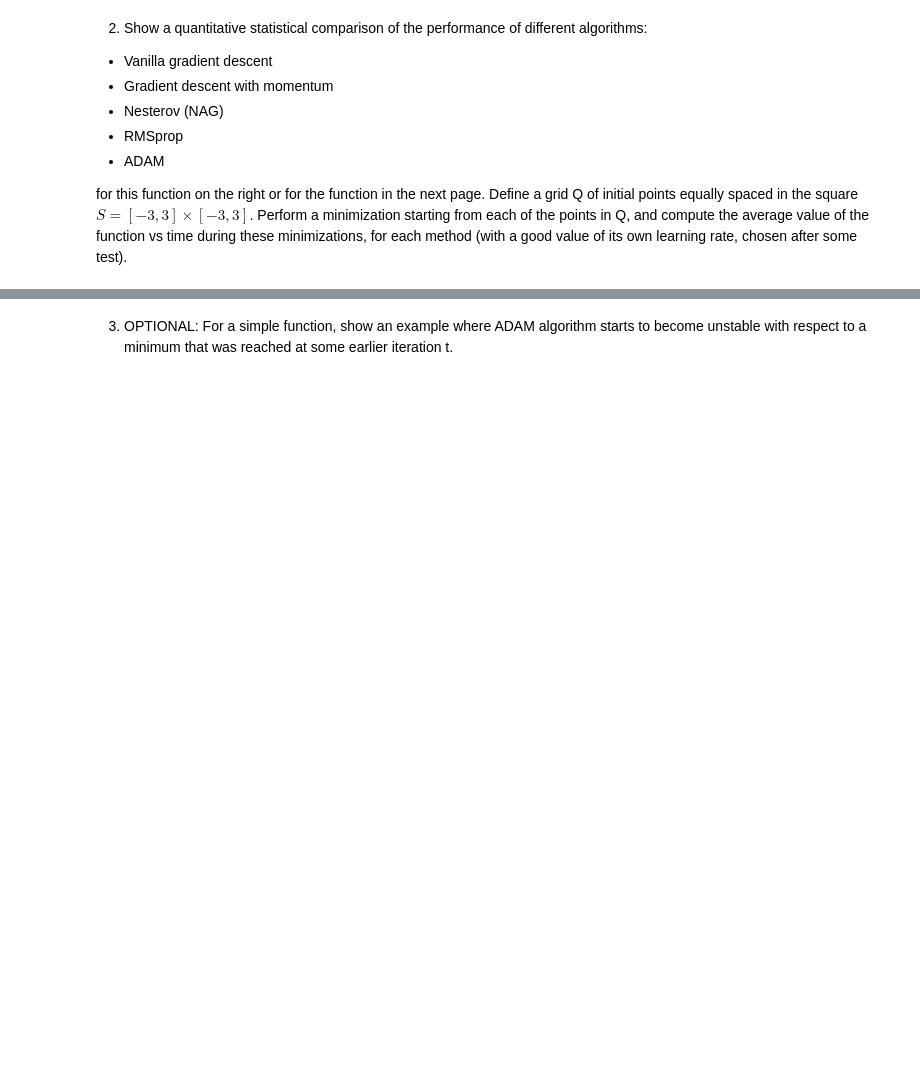
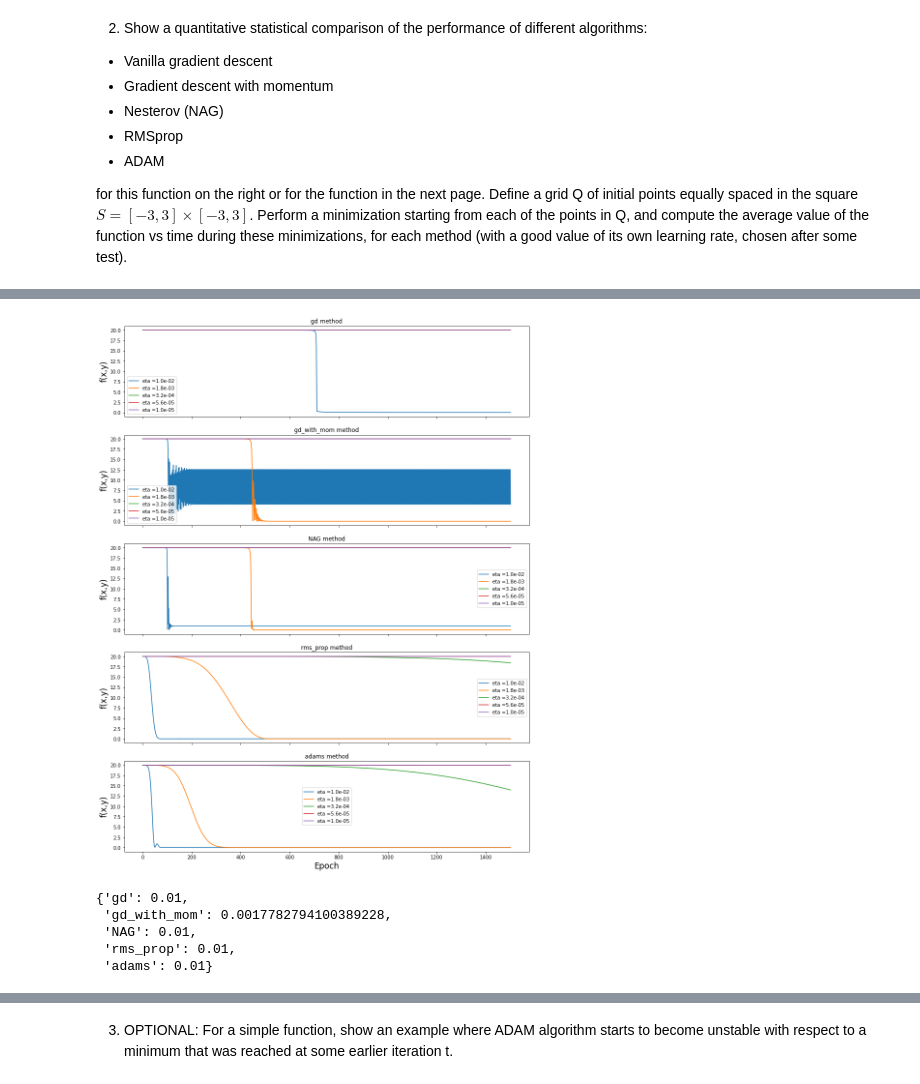
Before and after one commit to drckf/mlreview_notebooks, a Jupyter notebook: jupyter_notebooks/exercises/exercise_1.ipynb, the cells around one changed output, grey strips where cells are left out. Saved outputs shown, nothing was run; the diff lists cells and outputs as text; code cells hidden in the pictures; blank space fills up the shorter version.

Commit message:
plot  details

```diff
--- a/jupyter_notebooks/exercises/exercise_1.ipynb
+++ b/jupyter_notebooks/exercises/exercise_1.ipynb
@@ -159,27 +161,43 @@ ax.set_zlabel('z');
 # %%
 ## TODO: Separate graphs for each method
-eta = np.logspace(-1,-5,5)
+eta = np.logspace(-2,-5,5)
 best_eta = {}
+
+fig, axs = plt.subplots(5, sharex=True, sharey=True, figsize=(15,20))
+
+k = 0
 for name, method in methods.items():
     best_avg = 0
+    axs[k].set_title(name + ' method')
+    axs[k].set_ylabel('f(x,y)',fontsize=17)
     for i in eta:
         coordinates = method(g_f, [1.,1.], n_epochs=1500, eta=i, noise_strength=0)
         z_p = f(coordinates[:,0],coordinates[:,1])
-        plt.plot(np.linspace(0, len(z_p), num=len(z_p)),z_p,label=f'{name} with eta = {i}')
+        axs[k].plot(np.linspace(0, len(z_p), num=len(z_p)),z_p,label=f'eta ='+str('%.1e' % i))
         if not best_eta.get(name):
             best_avg = np.average(z_p)
             best_eta[name] = i
         elif np.average(z_p) < best_avg:
             best_avg = np.average(z_p)
             best_eta[name] = i
+    axs[k].legend()
+    k = k+1
 
-plt.rcParams["figure.figsize"] = (12,8)
-plt.ylabel('f(x,y)',fontsize=17)
+#plt.ylabel('f(x,y)',fontsize=17)
+#plt.rcParams["figure.figsize"] = (12,8)
+#plt.ylim(0.,50)
 plt.xlabel('Epoch',fontsize=17)
-plt.legend()
 plt.show()
+# %% [output]
+[figure, added]
 # %%
 best_eta
+# %% [output]
+{'gd': 0.01,
+ 'gd_with_mom': 0.0017782794100389228,
+ 'NAG': 0.01,
+ 'rms_prop': 0.01,
+ 'adams': 0.01}
 # %%
 ##
 def get_step_avg(method,f,grad_f,init_points, n_epochs = 1000, eta = 1e-4):
```
Also changed, not shown: parts of 4 cells of this notebook.
